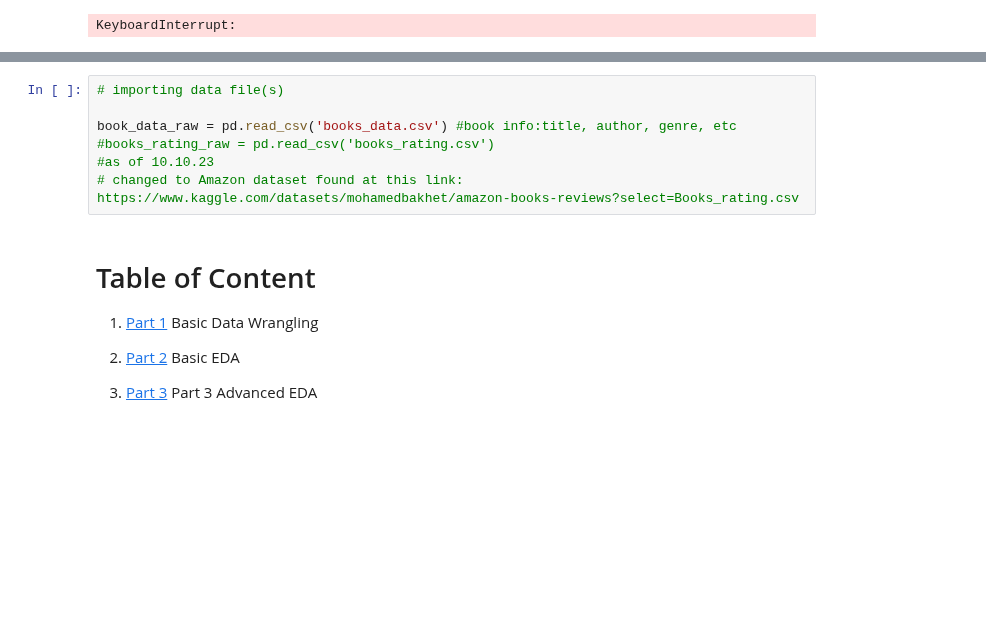
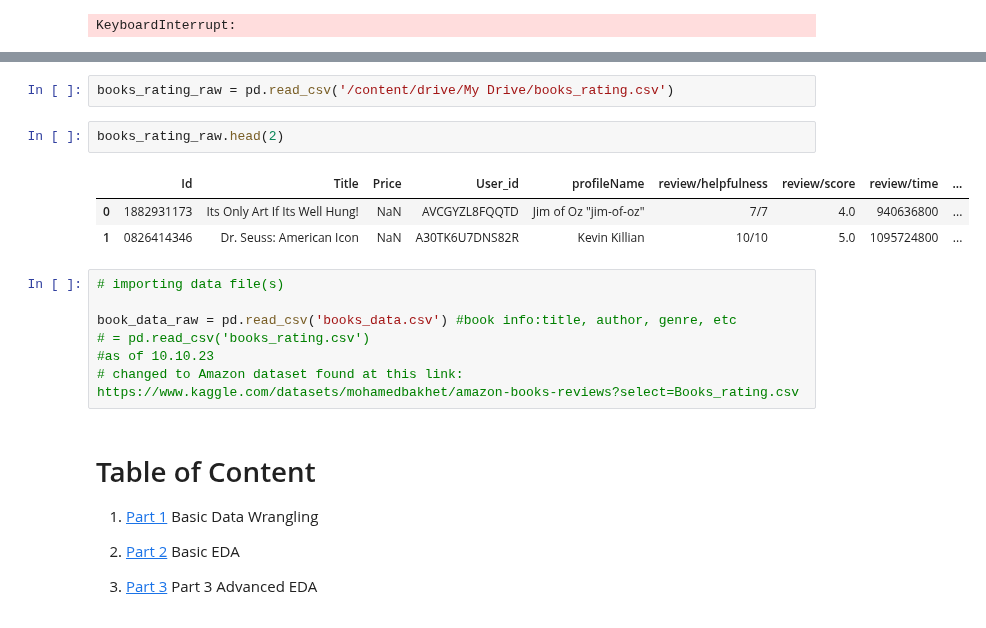
Before and after one commit to sruiz1896/book_rating_predictor, a Jupyter notebook: Notebooks/EDA.ipynb, the cells around one changed output, grey strips where cells are left out. Drawn from its saved outputs; the diff is of its cells as text; blank space fills up the shorter version.

```diff
--- a/Notebooks/EDA.ipynb
+++ b/Notebooks/EDA.ipynb
@@ -31,8 +60,16 @@ KeyboardInterrupt:
+# %%
+books_rating_raw = pd.read_csv('/content/drive/My Drive/books_rating.csv')
+# %%
+books_rating_raw.head(2)
+# %% [output]
+|  | Id | Title | Price | User_id | profileName | review/helpfulness | review/score | review/time | ... |
+| 0 | 1882931173 | Its Only Art If Its Well Hung! | NaN | AVCGYZL8FQQTD | Jim of Oz "jim-of-oz" | 7/7 | 4.0 | 940636800 | ... |
+| 1 | 0826414346 | Dr. Seuss: American Icon | NaN | A30TK6U7DNS82R | Kevin Killian | 10/10 | 5.0 | 1095724800 | ... |
 # %%
 # importing data file(s)
 
 book_data_raw = pd.read_csv('books_data.csv') #book info:title, author, genre, etc
-#books_rating_raw = pd.read_csv('books_rating.csv')
+# = pd.read_csv('books_rating.csv')
 #as of 10.10.23
 # changed to Amazon dataset found at this link: https://www.kaggle.com/datasets/mohamedbakhet/amazon-books-reviews?select=Books_rating.csv
 # %% [markdown]
```
Also changed, not shown: parts of 2 cells of this notebook.
